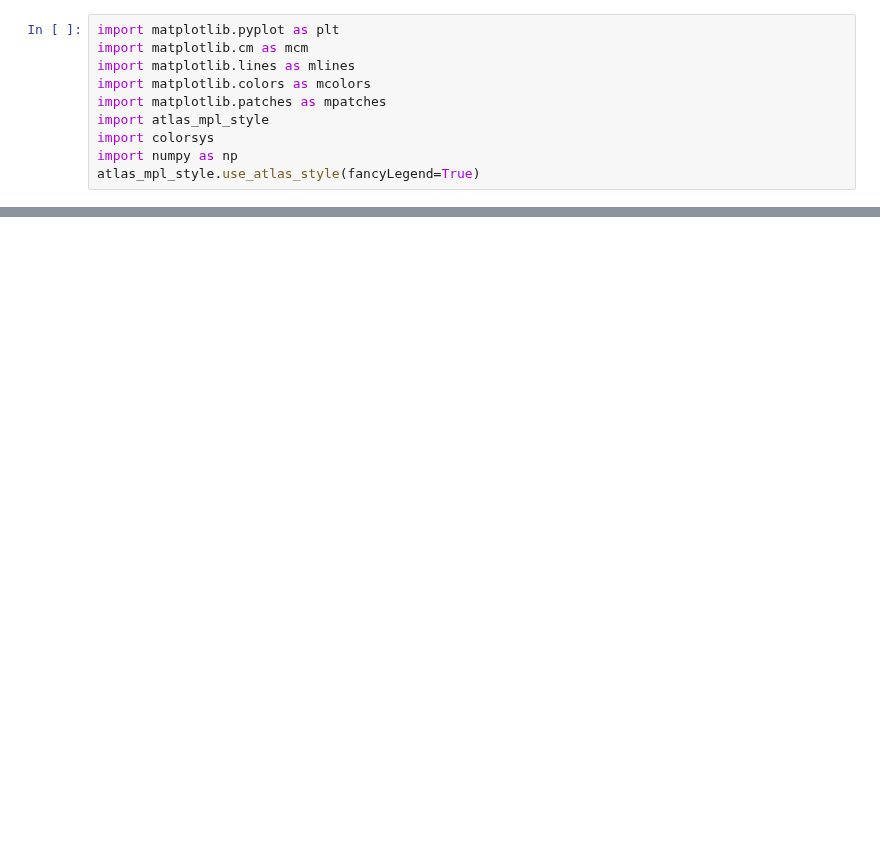
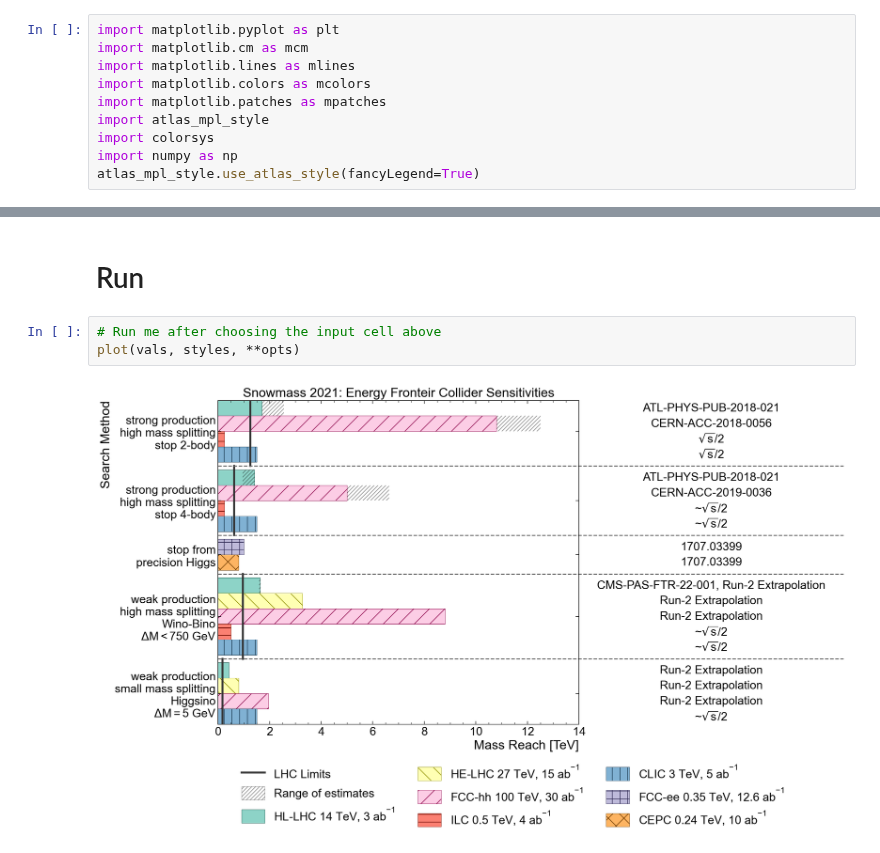
Before and after one commit to riley-x/snowmass-ef08-plots, a Jupyter notebook: plot.ipynb, the cells around one changed output, grey strips where cells are left out. Saved outputs shown, nothing was run; the diff lists cells and outputs as text; blank space fills up the shorter version.

```diff
--- a/plot.ipynb
+++ b/plot.ipynb
@@ -358,0 +455,7 @@ Text(0.5, 1.0, '')
+# %% [markdown]
+# Run
+# %%
+# Run me after choosing the input cell above
+plot(vals, styles, **opts)
+# %% [output]
+[figure, added]
```
Also changed, not shown: parts of 11 cells of this notebook, 8 other files.
